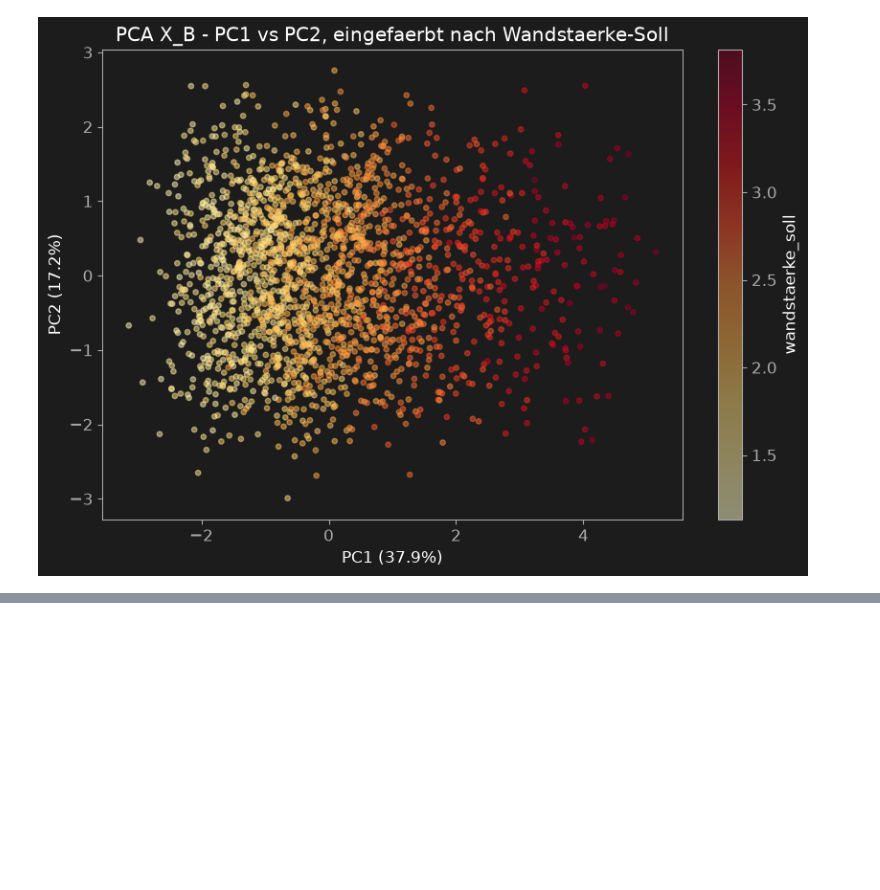
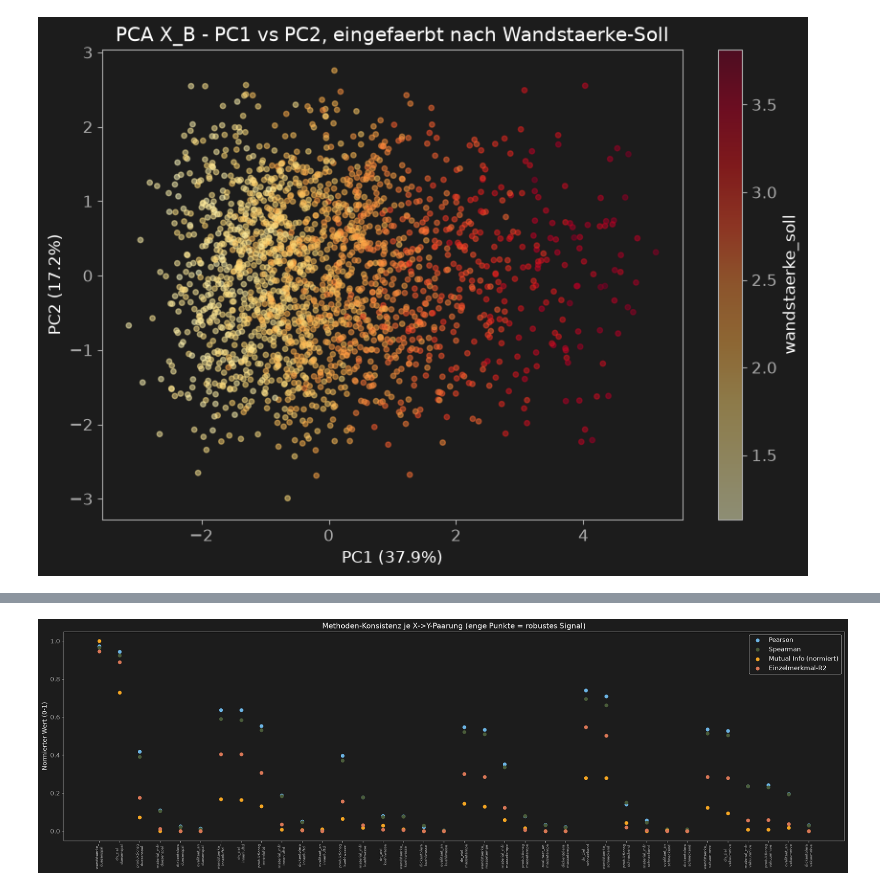
Before and after one commit to AwaTekoete/_MyExtrusionML_Synthetisch, a Jupyter notebook: notebooks/09_eda_model_b.ipynb, the cells around one changed output, grey strips where cells are left out. Saved outputs shown, nothing was run; the diff lists cells and outputs as text; code cells hidden in the pictures; blank space fills up the shorter version.

```diff
--- a/notebooks/09_eda_model_b.ipynb
+++ b/notebooks/09_eda_model_b.ipynb
@@ -682,0 +903,32 @@ ovalitaet_anforderung            0.011  0.736
+# %%
+# =============================================================================
+# Zelle 22c – Cleveland Dot Plot: Methoden-Konsistenz je X->Y-Paarung
+# =============================================================================
+# Macht sichtbar, wo die 4 Methoden (Pearson/Spearman/MI/R²) uebereinstimmen
+# (enge Punktwolke = robustes Signal) vs. wo sie auseinanderlaufen
+# (Hinweis auf Nichtlinearitaet/versteckte Struktur, wie beim alten
+# Kalibrierdruck-Sprung). MI wird auf 0-1 normiert (durch Max geteilt),
+# um auf derselben Skala wie die anderen drei Methoden vergleichbar zu sein.
+# =============================================================================
+
+paarungen = [f"{row['x_merkmal'][:12]}\n{row['y_merkmal'][:10]}" for _, row in zusammenfassung_df.iterrows()]
+mi_normiert = zusammenfassung_df["mutual_info"] / zusammenfassung_df["mutual_info"].max()
+
+fig, ax = plt.subplots(figsize=(22, 7))
+x_pos = np.arange(len(zusammenfassung_df))
+
+ax.scatter(x_pos, zusammenfassung_df["pearson_abs"], color=COLOR_BLUE, s=40, label="Pearson", zorder=3)
+ax.scatter(x_pos, zusammenfassung_df["spearman_abs"], color=COLOR_GREEN, s=40, label="Spearman", zorder=3)
+ax.scatter(x_pos, mi_normiert, color=COLOR_GOLD, s=40, label="Mutual Info (normiert)", zorder=3)
+ax.scatter(x_pos, zusammenfassung_df["einzelmerkmal_r2"], color="#D97757", s=40, label="Einzelmerkmal-R2", zorder=3)
+
+ax.set_xticks(x_pos)
+ax.set_xticklabels(paarungen, rotation=90, fontsize=7)
+ax.set_ylabel("Normierter Wert (0-1)")
+ax.set_title("Methoden-Konsistenz je X->Y-Paarung (enge Punkte = robustes Signal)")
+ax.legend(loc="upper right")
+plt.tight_layout()
+save_figure(fig, "../reports/figures/09_cleveland_dot_plot_methoden_vergleich.png")
+plt.show()
+# %% [output]
+[figure, added]
```
Also changed, not shown: parts of 15 cells of this notebook, 1 other file.
